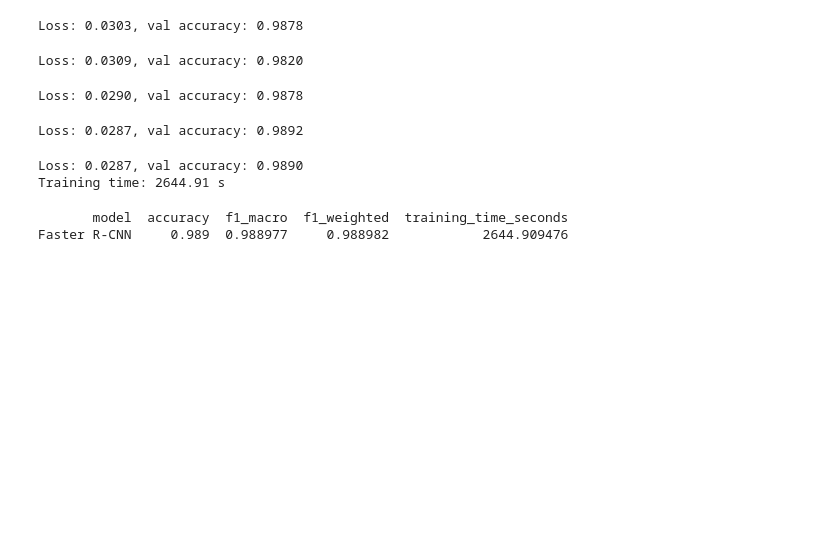
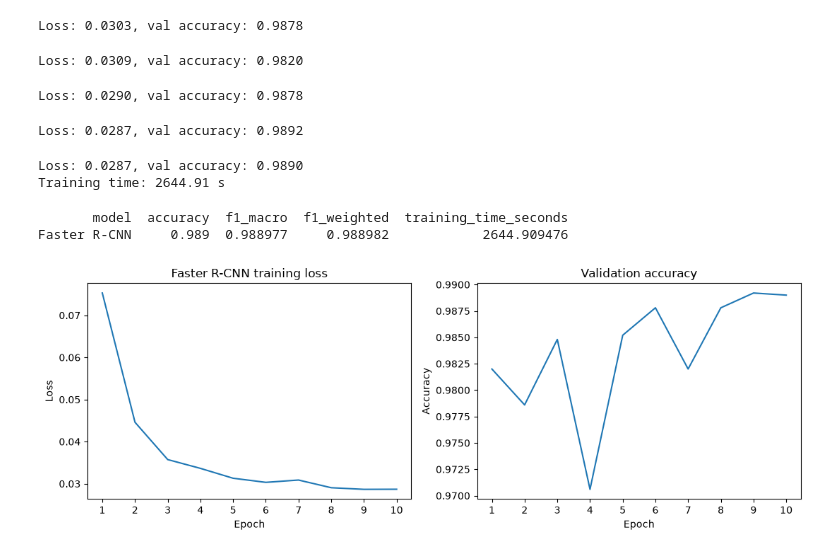
Before and after one commit to pickleomar/assignment2-deep-lerning, a Jupyter notebook: tp2-part1.ipynb, the cells around one changed output. Drawn from its saved outputs; the diff is of its cells as text; code cells hidden in the pictures; blank space fills up the shorter version.

```diff
--- a/tp2-part1.ipynb
+++ b/tp2-part1.ipynb
@@ -488,3 +488,25 @@ print(rcnn_metrics.to_string(index=False))
 # %% [output]
        model  accuracy  f1_macro  f1_weighted  training_time_seconds
 Faster R-CNN     0.989  0.988977     0.988982            2644.909476
+# %%
+# learning curves
+fig,ax = plt.subplots(1,2,figsize=(11,4))
+
+ax[0].plot(rcnn_history['epoch'],rcnn_history['train_loss'])
+ax[0].set_title('Faster R-CNN training loss')
+ax[0].set_xlabel('Epoch')
+ax[0].set_ylabel('Loss')
+
+ax[1].plot(rcnn_history['epoch'], rcnn_history['val_accuracy'])
+ax[1].set_title('Validation accuracy')
+ax[1].set_xlabel('Epoch')
+ax[1].set_ylabel('Accuracy')
+
+for a in ax:
+    a.set_xticks(rcnn_history['epoch'])
+
+plt.tight_layout()
+plt.savefig('figures/rcnn_learning_curves.png',dpi=300,bbox_inches='tight')
+plt.show()
+# %% [output]
+[figure, added]
```
Also changed, not shown: parts of 14 cells of this notebook, 17 other files.
